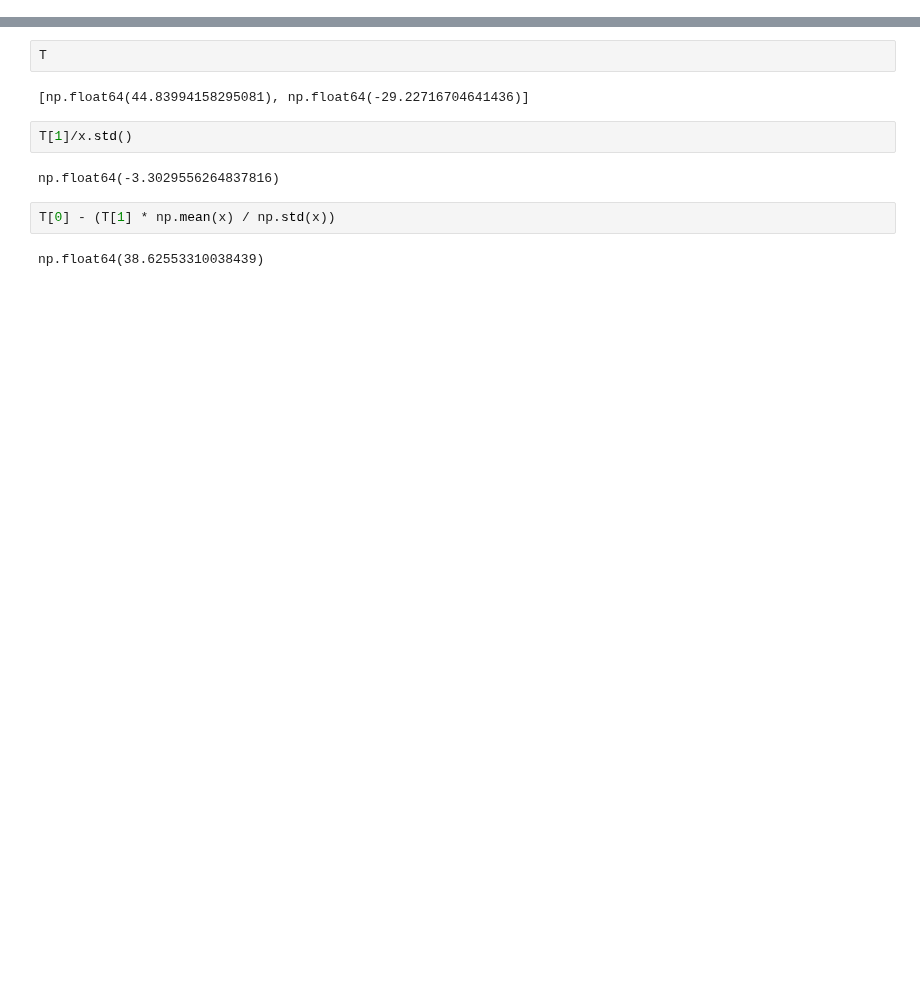
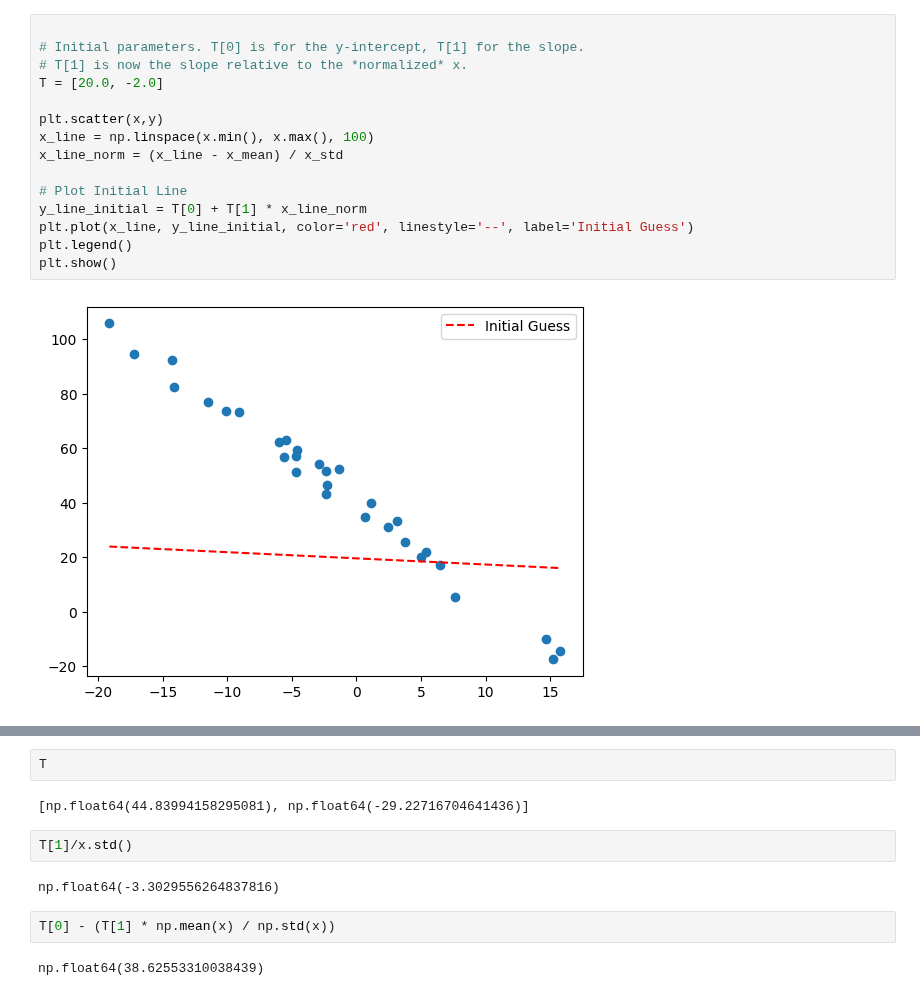
Before and after one commit to drolsonmi/math3280, a Jupyter notebook: Notes/Code/17_GradientDescent.ipynb, the cells around one changed output, grey strips where cells are left out. Cells and saved outputs as stored; diff of their text form; blank space fills up the shorter version.

```diff
--- a/Notes/Code/17_GradientDescent.ipynb
+++ b/Notes/Code/17_GradientDescent.ipynb
@@ -148,0 +22,17 @@ plt.show()
+# %%
+
+# Initial parameters. T[0] is for the y-intercept, T[1] for the slope.
+# T[1] is now the slope relative to the *normalized* x.
+T = [20.0, -2.0]
+
+plt.scatter(x,y)
+x_line = np.linspace(x.min(), x.max(), 100)
+x_line_norm = (x_line - x_mean) / x_std
+
+# Plot Initial Line
+y_line_initial = T[0] + T[1] * x_line_norm
+plt.plot(x_line, y_line_initial, color='red', linestyle='--', label='Initial Guess')
+plt.legend()
+plt.show()
+# %% [output]
+[figure, added]
```
Also changed, not shown: parts of 4 cells of this notebook.
